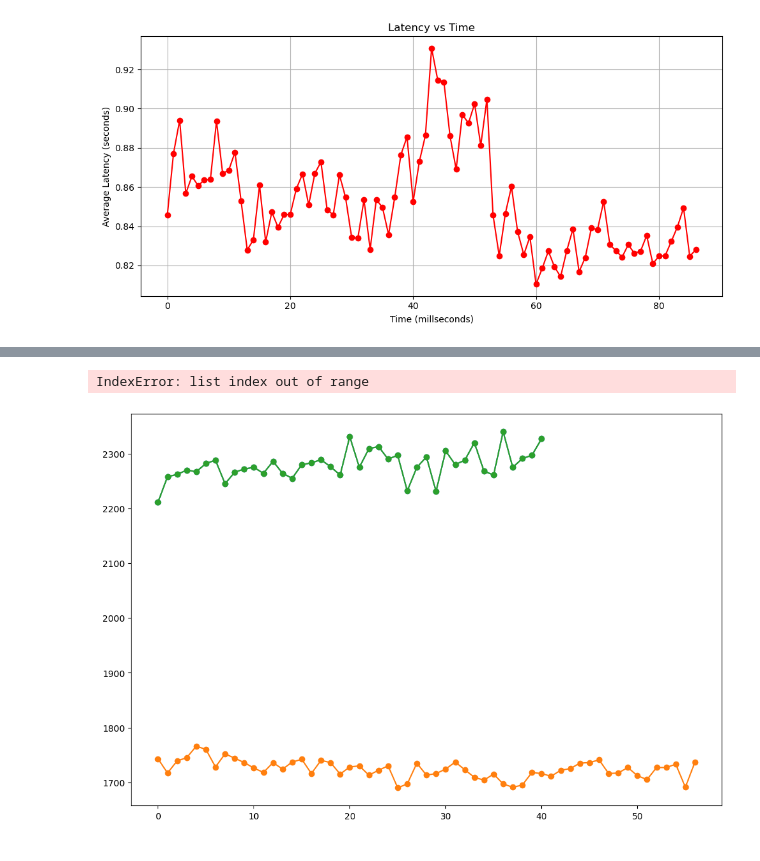
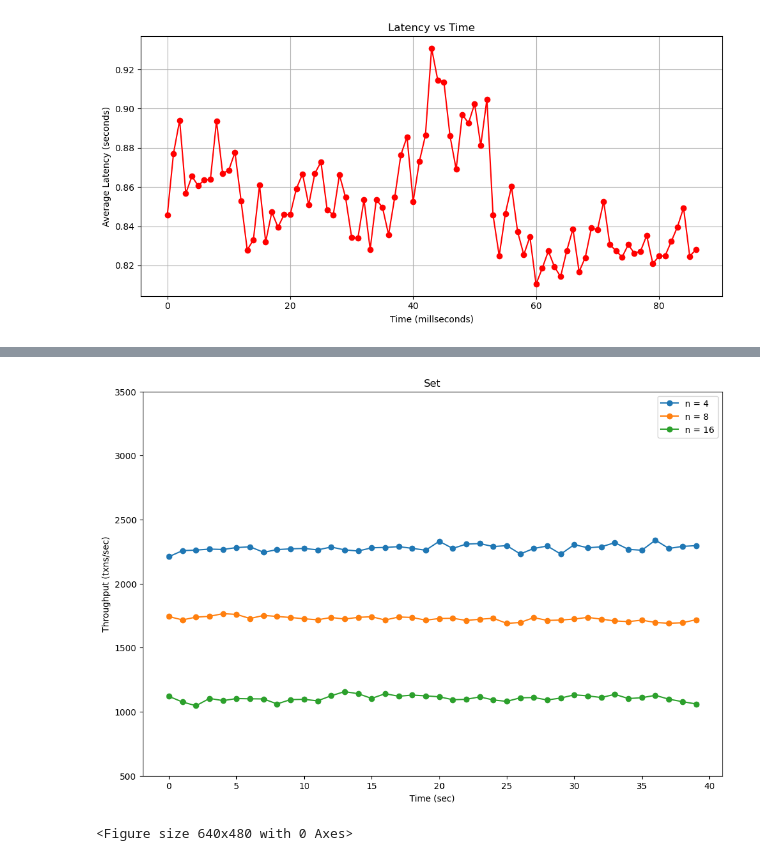
Before and after one commit to tejas-shivanand-mane/NuRaft, a Jupyter notebook: PostProcessing.ipynb, the cells around one changed output, grey strips where cells are left out. Drawn from its saved outputs; the diff is of its cells as text; code cells hidden in the pictures.

```diff
--- a/PostProcessing.ipynb
+++ b/PostProcessing.ipynb
@@ -95,17 +100,18 @@ for nc in node_counts:
 # %%
 cases = ['n = 4', 'n = 8', 'n = 16']
 
 plt.figure(figsize = (12,8))
 for i in range(len(set_times)):
-    plt.plot(set_times[i],set_thputs[i],'-o', label = cases[i])
+    plt.plot(set_times[i][:40],set_thputs[i][:40],'-o', label = cases[i])
 
+plt.title("Set")
 plt.ylim(500,3500)
 plt.xlabel('Time (sec)')
 plt.ylabel('Throughput (txns/sec)')
 plt.legend()
 plt.show()
 plt.clf()
 # %% [output]
+[figure, new version]
-IndexError: list index out of range
+<Figure size 640x480 with 0 Axes>
-[figure, old version]
 # %%
```
Also changed, not shown: parts of 6 cells of this notebook, 4 other files.
